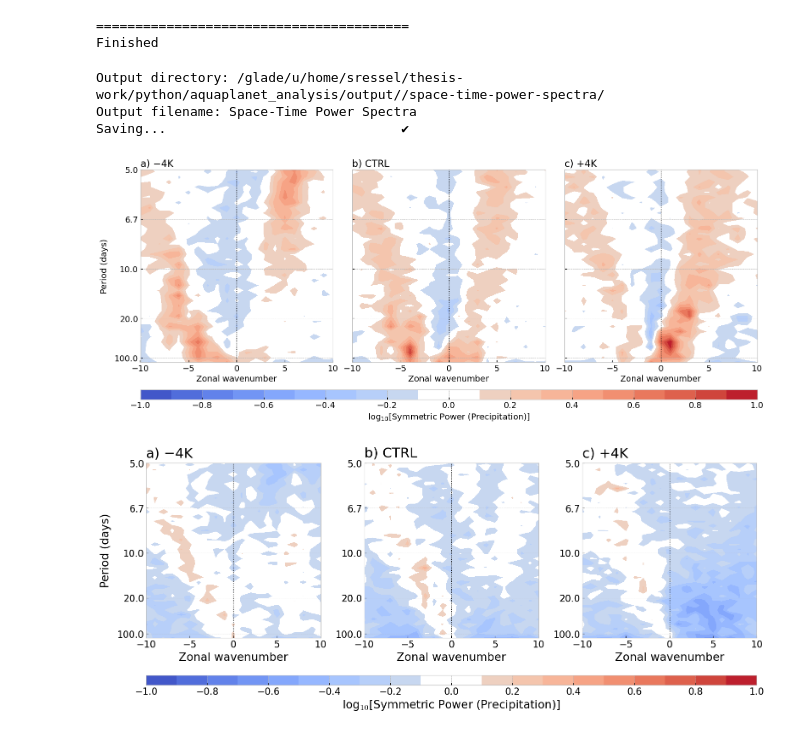
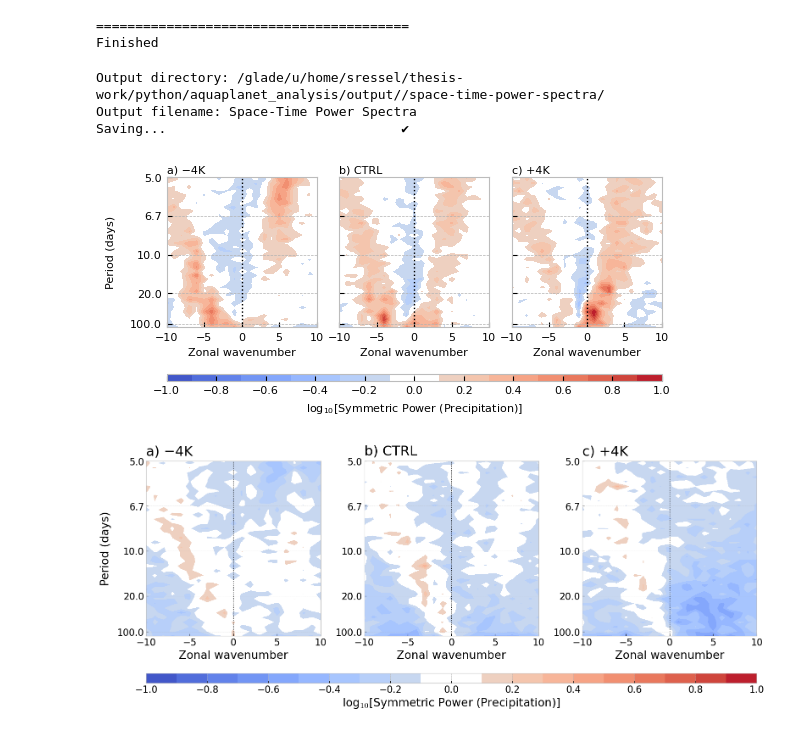
Before and after one commit to spencer-ressel/thesis-work, a Jupyter notebook: python/aquaplanet_analysis/space_time_power_spectrum_analysis.ipynb, the cells around one changed output. Cells and saved outputs as stored; diff of their text form; code cells hidden in the pictures.

```diff
--- a/python/aquaplanet_analysis/space_time_power_spectrum_analysis.ipynb
+++ b/python/aquaplanet_analysis/space_time_power_spectrum_analysis.ipynb
@@ -636,16 +636,23 @@ Finished
 output_directory = r"/glade/u/home/sressel/aquaplanet_analysis/output/"
 savefig = True
 
-plt.style.use("bmh")
-fontsize=14
-plt.rcParams.update({"font.size": fontsize})
+# plt.style.use("bmh")
+# fontsize=14
+# plt.rcParams.update({"font.size": fontsize})
+# Set plotting parameters
+plt.style.use('bmh')
+plt.rcParams.update({'font.size':8})
+linewidth = 1.25
+pad=3.5
+
+# Create figure
+fig = plt.figure(figsize=(5.5, 2.5))
 plt.rcParams['mathtext.fontset'] = 'dejavusans'
 
 variable_to_plot = 'PRCP'
 experiments_list = ['-4K', '0K', '4K']
-fig = plt.figure(figsize=(16, 6))
-gs = GridSpec(2, 3, height_ratios=[30, 1.5], figure=fig)
-gs.update(top=0.95, bottom=0.05, left=0.05, right=0.95, wspace=0.10, hspace=0.25)
+gs = GridSpec(2, 3, height_ratios=[30, 1], figure=fig)
+gs.update(top=0.95, bottom=0.05, left=0.05, right=0.95, wspace=0.15, hspace=0.25)
 
 axes = []
 axes.append(fig.add_subplot(gs[0, 0]))
@@ -653,10 +660,14 @@ axes.append(fig.add_subplot(gs[0, 1]))
 axes.append(fig.add_subplot(gs[0, 2]))
 cbar_ax = fig.add_subplot(gs[-1, :])
 
-
 for index, (ax, experiment_to_plot) in enumerate(zip(axes, experiments_list)):
 
-    ax.set_title(f"{string.ascii_letters[index]}) {experiments_array.sel(experiment=experiment_to_plot)['name'].item()}", pad=5, loc='left', fontsize=fontsize+2)
+    ax.set_title(
+        f"{string.ascii_letters[index]}) {experiments_array.sel(experiment=experiment_to_plot)['name'].item()}",
+        pad=3.5,
+        loc='left',
+        fontsize=fontsize
+    )
     im = ax.contourf(
         zonal_wavenumber,
         frequency,
@@ -704,35 +715,35 @@ for index, (ax, experiment_to_plot) in enumerate(zip(axes, experiments_list)):
     # period_ticks = [np.around(1/tick, 2) for tick in frequency_ticks]
     if index == 0:
         ax.set_yticks(ticks=frequency_ticks, labels=np.around(period_ticks, 1))
     else:
         ax.set_yticks(ticks=frequency_ticks, labels=[])
     ax.set_aspect(20 / (1 / 5 - 1 / 180))
     # ax.set_aspect(20 / (1 / 20 - 1 / 180))
     # ax.grid(False)
     ax.grid(axis='x', )
 
 # axes[0].set_ylabel("Frequency", labelpad=10)
 axes[0].set_ylabel("Period (days)", labelpad=10, fontsize=fontsize)
 
 output_filename = 'Space-Time Power Spectra'
 print(f"Output directory: {aquaplanet_output_directory}/space-time-power-spectra/")
 print(f"Output filename: {output_filename}")
 if savefig:
     print(f"{f'Saving...':<{str_width-1}}", end="")
     plt.savefig(
-        f"{aquaplanet_output_directory}/space-time-power-spectra/{output_filename}.png",
+        f"{aquaplanet_output_directory}/space-time-power-spectra/{output_filename}.pdf",
         dpi=500,
         bbox_inches="tight",
     )
     print(rf"{'✔':>1}")
 else:
     print("Not Saving")
     plt.show()
 # %% [output]
 Output directory: /glade/u/home/sressel/thesis-work/python/aquaplanet_analysis/output//space-time-power-spectra/
 Output filename: Space-Time Power Spectra
 Saving...                              ✔
-[figure, old version]
+[figure, new version]
 # %%
 savefig = False
 
```
Also changed, not shown: parts of 3 cells of this notebook, 28 other files.
